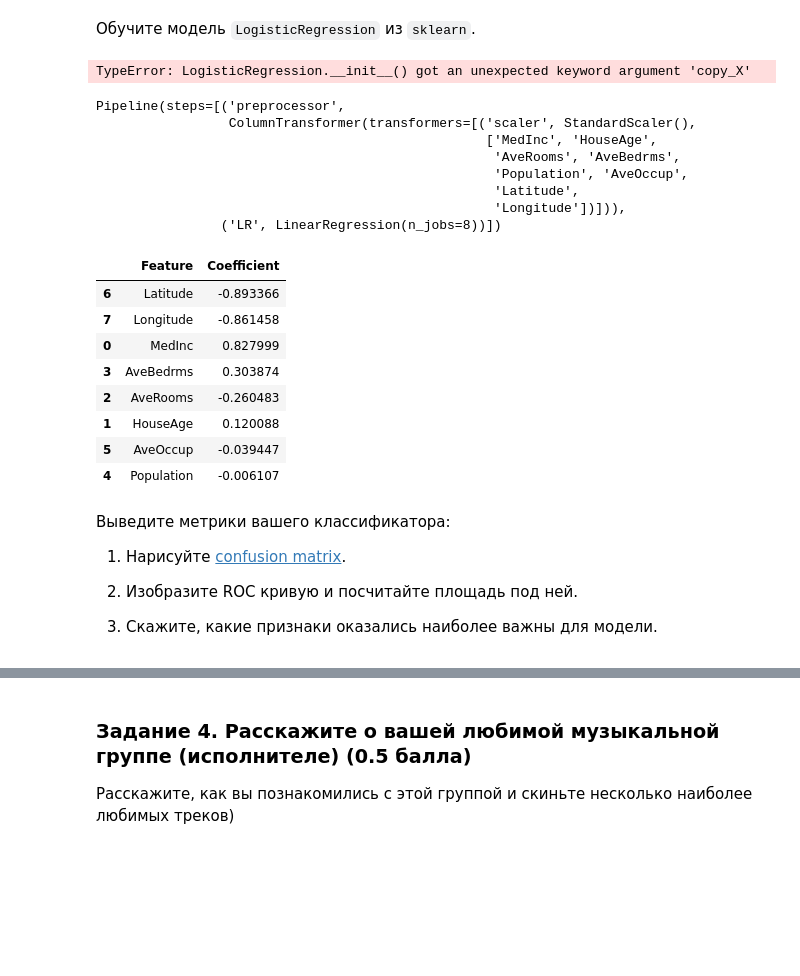
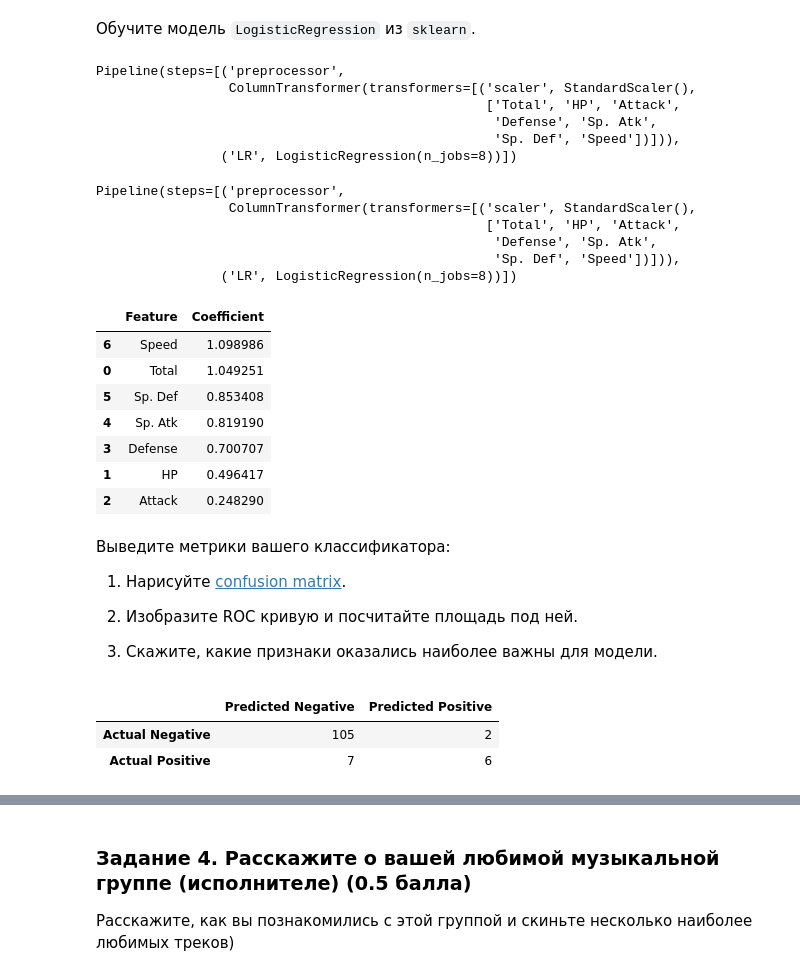
Before and after one commit to VovaGrig/BI-ml-2024, a Jupyter notebook: lecture_2_linmodels_GD/homework/Linear_models.ipynb, the cells around one changed output, grey strips where cells are left out. Drawn from its saved outputs; the diff is of its cells as text; code cells hidden in the pictures; blank space fills up the shorter version.

```diff
--- a/lecture_2_linmodels_GD/homework/Linear_models.ipynb
+++ b/lecture_2_linmodels_GD/homework/Linear_models.ipynb
@@ -773,41 +774,43 @@ preprocessor = ColumnTransformer(transformers=[
 # %%
 regression_pipeline = Pipeline(steps=[
     ("preprocessor", preprocessor),
-    ("LR", LogisticRegressionion(copy_X = True,n_jobs=8))
+    ("LR", LogisticRegression(n_jobs=8))
 ])
 regression_pipeline
 # %% [output]
-TypeError: LogisticRegression.__init__() got an unexpected keyword argument 'copy_X'
+Pipeline(steps=[('preprocessor',
+                 ColumnTransformer(transformers=[('scaler', StandardScaler(),
+                                                  ['Total', 'HP', 'Attack',
+                                                   'Defense', 'Sp. Atk',
+                                                   'Sp. Def', 'Speed'])])),
+                ('LR', LogisticRegression(n_jobs=8))])
 # %%
 regression_pipeline.fit(X_train, y_train)
 # %% [output]
 Pipeline(steps=[('preprocessor',
                  ColumnTransformer(transformers=[('scaler', StandardScaler(),
-                                                  ['MedInc', 'HouseAge',
-                                                   'AveRooms', 'AveBedrms',
-                                                   'Population', 'AveOccup',
-                                                   'Latitude',
-                                                   'Longitude'])])),
-                ('LR', LinearRegression(n_jobs=8))])
+                                                  ['Total', 'HP', 'Attack',
+                                                   'Defense', 'Sp. Atk',
+                                                   'Sp. Def', 'Speed'])])),
+                ('LR', LogisticRegression(n_jobs=8))])
 # %%
 y_test_pred = regression_pipeline.predict(X_test)
 y_train_pred = regression_pipeline.predict(X_train)
 # %%
 lr_model = regression_pipeline.named_steps['LR']
 feature_names =regression_pipeline.named_steps['preprocessor'].transformers_[0][2]
-coefficients_df = pd.DataFrame({'Feature': feature_names, 'Coefficient': lr_model.coef_})
+coefficients_df = pd.DataFrame({'Feature': feature_names, 'Coefficient': lr_model.coef_.flatten()})
 
 coefficients_df.sort_values('Coefficient', key=abs, ascending = False)
 # %% [output]
 |  | Feature | Coefficient |
-| 6 | Latitude | -0.893366 |
-| 7 | Longitude | -0.861458 |
-| 0 | MedInc | 0.827999 |
-| 3 | AveBedrms | 0.303874 |
-| 2 | AveRooms | -0.260483 |
-| 1 | HouseAge | 0.120088 |
-| 5 | AveOccup | -0.039447 |
-| 4 | Population | -0.006107 |
+| 6 | Speed | 1.098986 |
+| 0 | Total | 1.049251 |
+| 5 | Sp. Def | 0.853408 |
+| 4 | Sp. Atk | 0.819190 |
+| 3 | Defense | 0.700707 |
+| 1 | HP | 0.496417 |
+| 2 | Attack | 0.248290 |
 # %% [markdown]
 Выведите метрики вашего классификатора:
 
@@ -818,0 +840,9 @@ coefficients_df.sort_values('Coefficient', key=abs, ascending = False)
+# %%
+cm = confusion_matrix(y_test, y_test_pred)
+df_cm = pd.DataFrame(cm, index=['Actual Negative', 'Actual Positive'],
+                     columns=['Predicted Negative', 'Predicted Positive'])
+df_cm
+# %% [output]
+|  | Predicted Negative | Predicted Positive |
+| Actual Negative | 105 | 2 |
+| Actual Positive | 7 | 6 |
```
Also changed, not shown: parts of 7 cells of this notebook.
